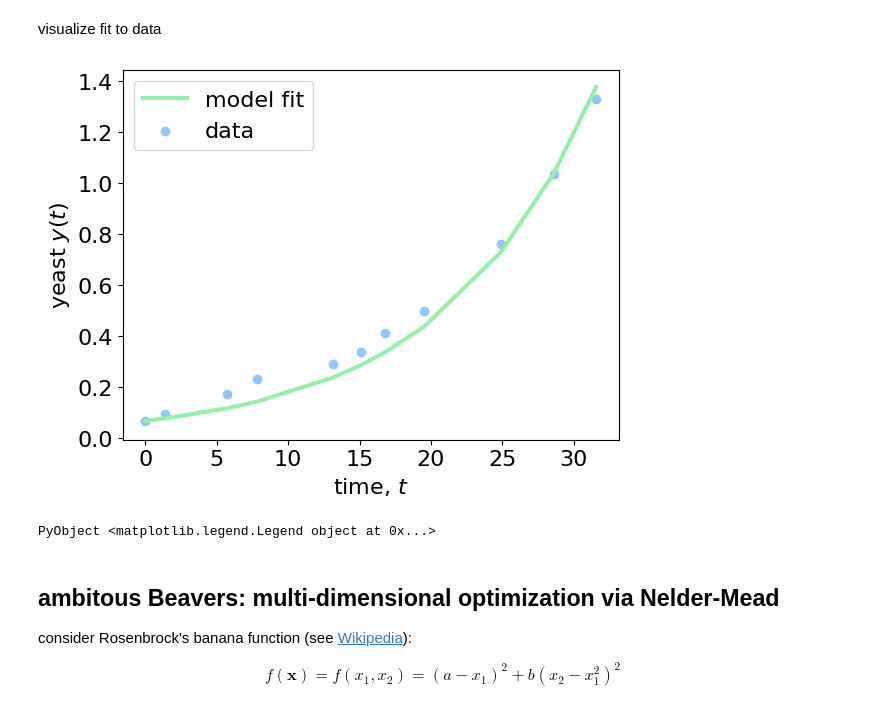
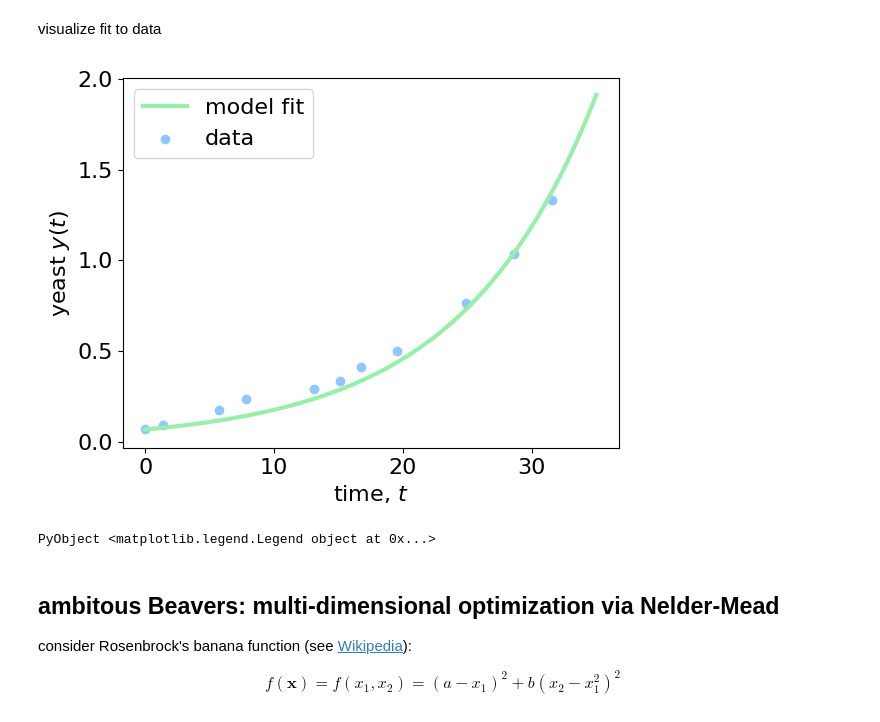
Before and after one commit to SimonEnsemble/control_theory_demos, a Jupyter notebook: demos/Optimization.ipynb, the cells around one changed output. Cells and saved outputs as stored; diff of their text form; code cells hidden in the pictures.

Commit message:
update optimization with explicit y_model

```diff
--- a/demos/Optimization.ipynb
+++ b/demos/Optimization.ipynb
@@ -93,7 +97,8 @@ where data point $i$ is the pair $(t_i, y_i)$.
 function cost(a)
     c = 0.0
     for i = 1:length(t)
-        c += (y[i] - y[1] * exp(a * t[i])) ^ 2
+        residual_i = y[i] - y_model(t[i], a)
+        c += residual_i ^ 2 # same as c = c + residual_i ^ 2
     end
     return c
 end
@@ -134,12 +139,13 @@ visualize fit to data
 # %%
 figure()
 scatter(t, y, label="data")
 xlabel(L"time, $t$")
 ylabel(L"yeast $y(t)$")
-plot(t, y[1] * exp.(a_opt * t), label="model fit", color="C1")
+t_plot = range(0.0, 35, length=100)
+plot(t_plot, y_model.(t_plot, a_opt), label="model fit", color="C1")
 legend()
 # %% [output]
-[figure, old version]
+[figure, new version]
 PyObject <matplotlib.legend.Legend object at 0x...>
 # %% [markdown]
 ## ambitous Beavers: multi-dimensional optimization via Nelder-Mead
```
Also changed, not shown: parts of 4 cells of this notebook.
